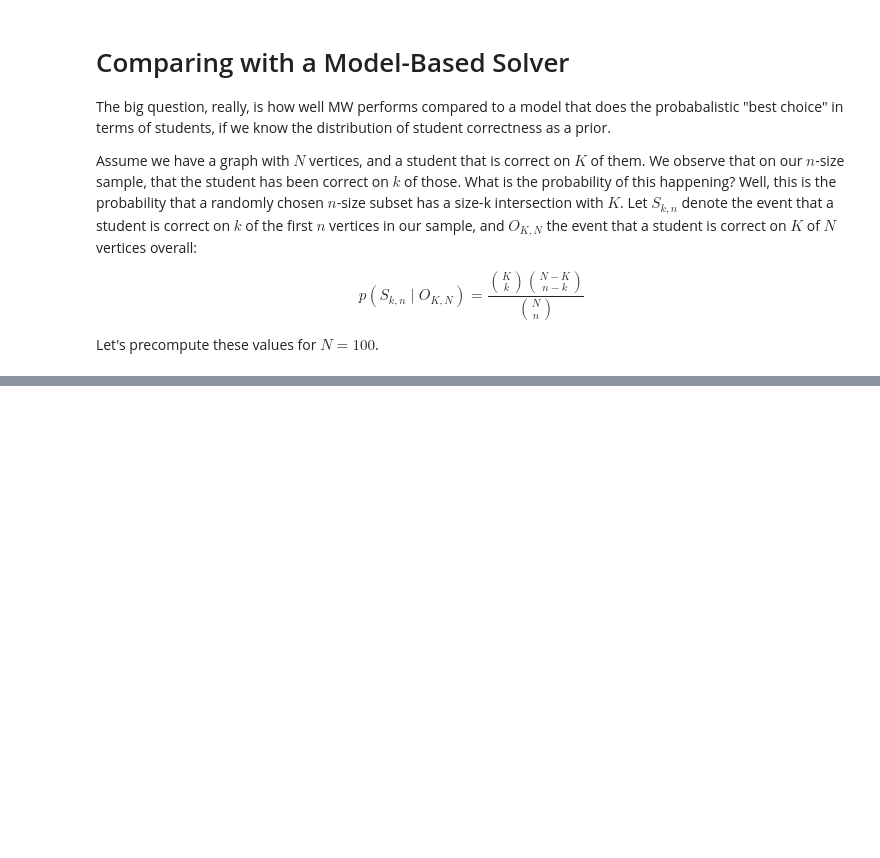
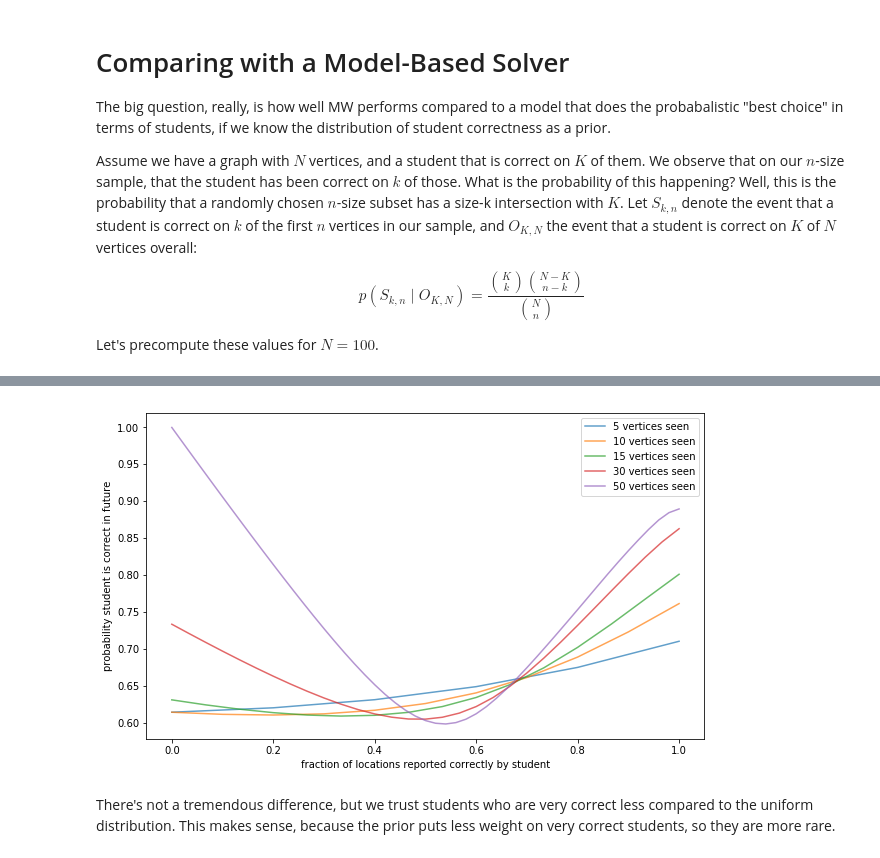
Before and after one commit to maxov/170-project-analysis, a Jupyter notebook: project-analysis.ipynb, the cells around one changed output, grey strips where cells are left out. Cells and saved outputs as stored; diff of their text form; code cells hidden in the pictures; blank space fills up the shorter version.

```diff
--- a/project-analysis.ipynb
+++ b/project-analysis.ipynb
@@ -286,0 +365,23 @@ $$p(C \mid S_{k, n}) = \frac{p(C \mid S_{k, n}, O_{K, N}) p(O_{k, n})}{3}$$
+# %%
+p_C_given_skn_beta = np.zeros((101, 101))
+
+for n in range(0, N):
+    for k in range(0, n+1):
+        p_C_given_skn_beta[n, k] = compute_p_C_given_skn(k, n, beta_on_K)
+# %%
+plt.figure(figsize=(10, 6))
+plt.plot(np.arange(0, 6) / 5, p_C_given_skn_beta[5][0:6], label='5 vertices seen', alpha=0.7)
+plt.plot(np.arange(0, 11) / 10, p_C_given_skn_beta[10][0:11], label='10 vertices seen', alpha=0.7)
+plt.plot(np.arange(0, 16) / 15, p_C_given_skn_beta[15][0:16], label='15 vertices seen', alpha=0.7)
+# plt.plot(np.arange(0, 21) / 20, p_C_given_skn[20][0:21], label='20 vertices seen', alpha=0.5)
+plt.plot(np.arange(0, 31) / 30, p_C_given_skn_beta[30][0:31], label='30 vertices seen', alpha=0.7)
+# plt.plot(np.arange(0, 41) / 40, p_C_given_skn[40][0:41], label='40 vertices seen', alpha=0.5)
+plt.plot(np.arange(0, 51) / 50, p_C_given_skn_beta[50][0:51], label='50 vertices seen', alpha=0.7)
+plt.legend()
+plt.xlabel("fraction of locations reported correctly by student")
+plt.ylabel("probability student is correct in future")
+plt.show()
+# %% [output]
+[figure, added]
+# %% [markdown]
+There's not a tremendous difference, but we trust students who are very correct less compared to the uniform distribution. This makes sense, because the prior puts less weight on very correct students, so they are more rare.
```
Also changed, not shown: parts of 13 cells of this notebook.
